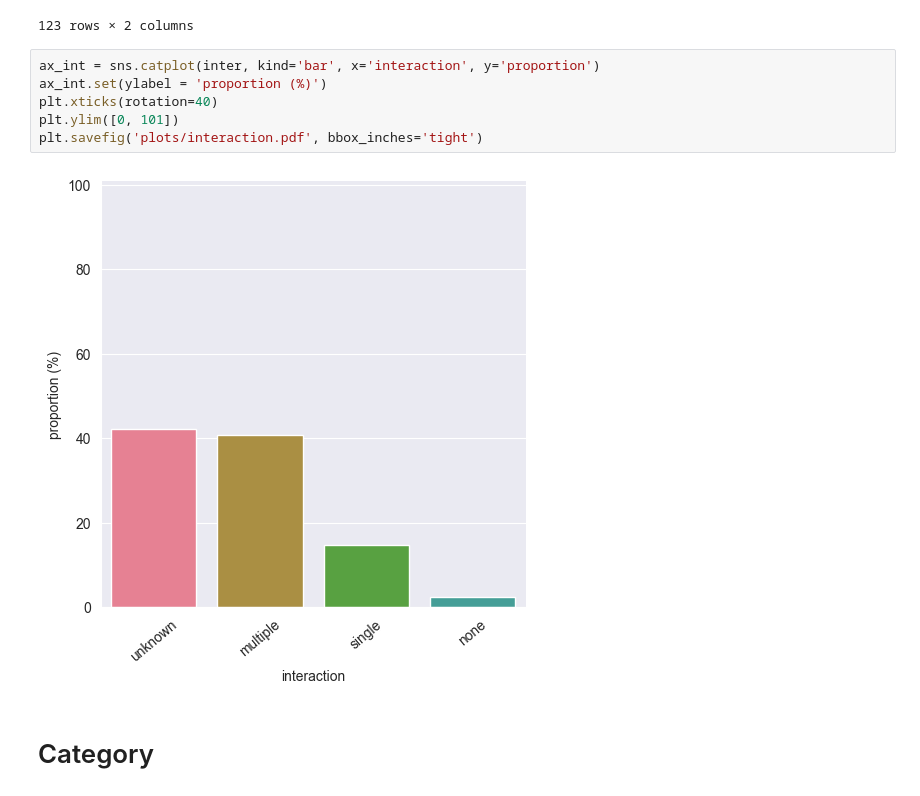
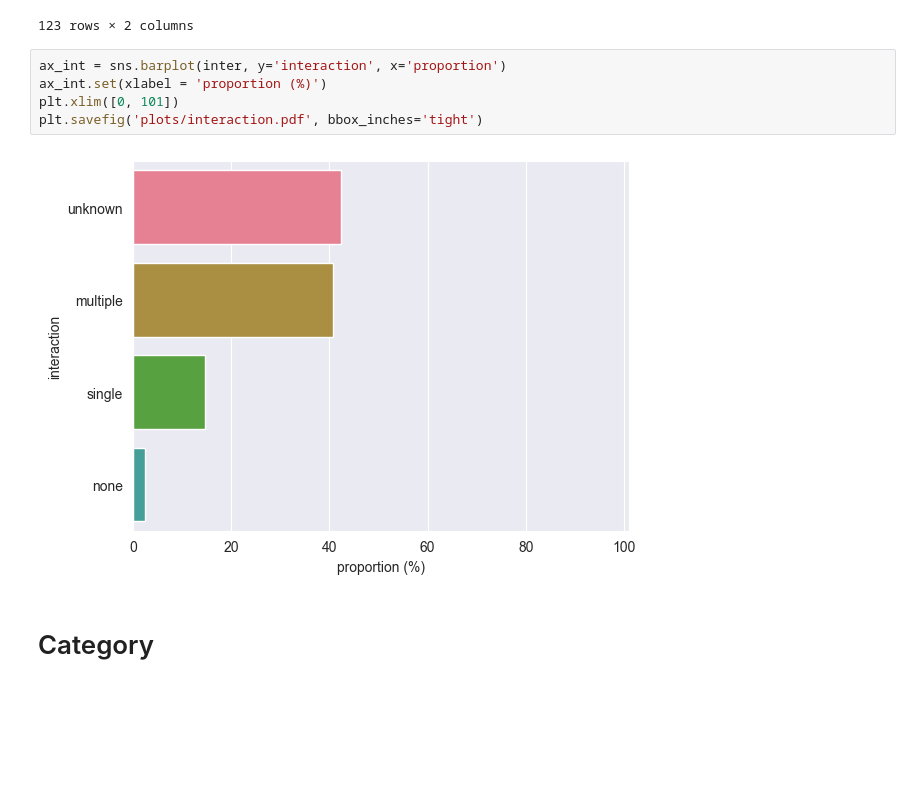
Before and after one commit to m-messer/Automated-Assessment-SLR-Data-Processing, a Jupyter notebook: analysis.ipynb, the cells around one changed output. Saved outputs shown, nothing was run; the diff lists cells and outputs as text; blank space fills up the shorter version.

```diff
--- a/analysis.ipynb
+++ b/analysis.ipynb
@@ -138,13 +136,12 @@ pd.concat([df.title, df.tags.apply(lambda labels: [label for label in labels if
 | 122 | Self- and automated assessment in... | [interaction:unknown] |
 123 rows × 2 columns
 # %%
-ax_int = sns.catplot(inter, kind='bar', x='interaction', y='proportion')
-ax_int.set(ylabel = 'proportion (%)')
-plt.xticks(rotation=40)
-plt.ylim([0, 101])
+ax_int = sns.barplot(inter, y='interaction', x='proportion')
+ax_int.set(xlabel = 'proportion (%)')
+plt.xlim([0, 101])
 plt.savefig('plots/interaction.pdf', bbox_inches='tight')
 # %% [output]
-[figure, old version]
+[figure, new version]
 # %% [markdown]
 # Category
 # %%
```
Also changed, not shown: parts of 8 cells of this notebook, 9 other files.
